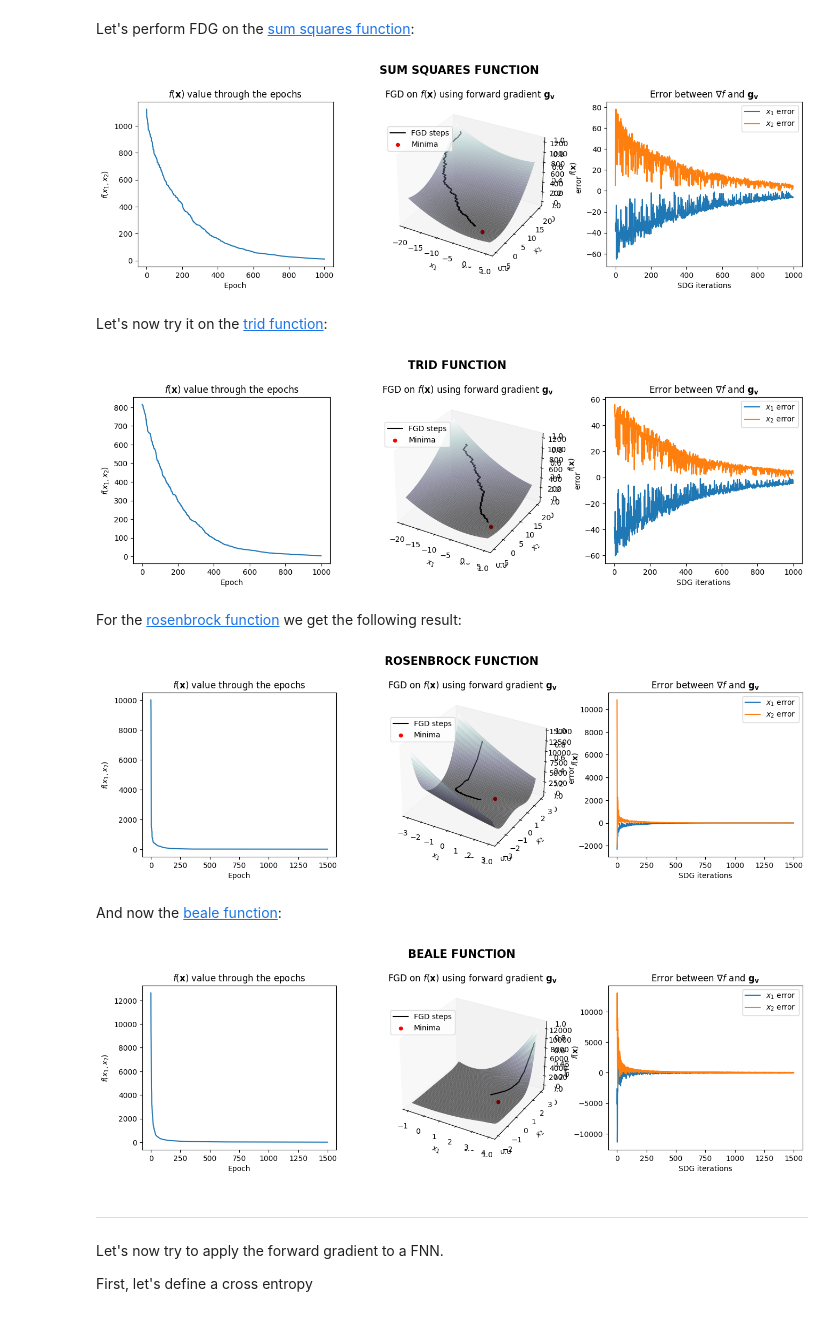
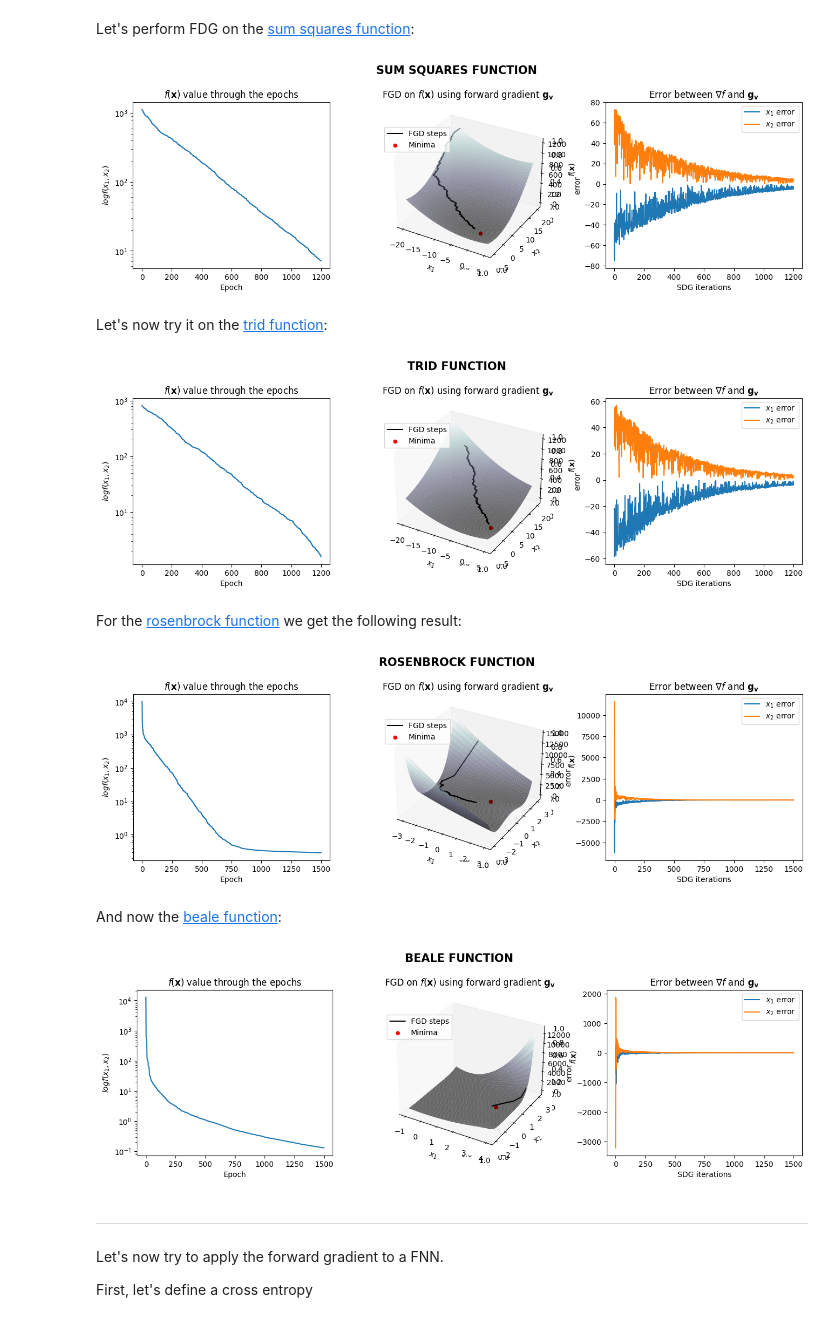
Before and after one commit to luigi-ga/GradientsWithoutBackpropagation, a Jupyter notebook: fwdgrad.ipynb, the cells around one changed output. Saved outputs shown, nothing was run; the diff lists cells and outputs as text; code cells hidden in the pictures.

Commit message:
added decay lrate also for 3D function. Added comments on results

```diff
--- a/fwdgrad.ipynb
+++ b/fwdgrad.ipynb
@@ -38,7 +38,7 @@ warnings.filterwarnings("ignore")
 ##### **Example [1.1]**
 Let's try to perform **forward gradient descent** using the *forward gradients* on several functions. First, let's define a function that will plot the FGD:
 # %%
-def plot_fgd(f_name, f, primals, min, l_rate, epochs, t1=torch.linspace(-20, 5, 100), t2=torch.linspace(-5, 20, 100)):
+def plot_fgd(f_name, f, primals, min, learning_rate=2e-4, epochs=2000, t1=torch.linspace(-20, 5, 100), t2=torch.linspace(-5, 20, 100)):
     # Define v as canonic base
     v_canonic = [tuple([torch.ones(p.shape) if i==j else torch.zeros(p.shape) for i, p in enumerate(primals)]) for j in range(len(primals))]
 
@@ -54,12 +54,14 @@ def plot_fgd(f_name, f, primals, min, l_rate, epochs, t1=torch.linspace(-20, 5,
         v_params = tuple([torch.rand_like(p) for p in primals])
         # Compute f and df
         val, jvp = functorch.jvp(f, primals, v_params)
-        y_values.append(val)
+        # Decay learning rate
+        l_rate = learning_rate * np.exp(-i*1e-4)
         # Parameters update using forward gradient
         x_values.append([p.sub_(l_rate * jvp * v_params[j]).item() for j, p in enumerate(primals)])
-        # Save true gradients and fwd gradients
+        # Save true gradients, fwd gradients and "loss" values
         fwd_grads.append([jvp * v_params[j] for j, p in enumerate(primals)])
         true_grads.append([functorch.jvp(f, primals, v)[1].item() for v in v_canonic])
+        y_values.append(val)
 
     # Transform to tensor
     x_values = torch.tensor(x_values)
@@ -93,7 +95,8 @@ def plot_fgd(f_name, f, primals, min, l_rate, epochs, t1=torch.linspace(-20, 5,
     ax2.plot(y_values)
     ax2.set_title(r'$f(\mathbf{x})$ value through the epochs')
     ax2.set_xlabel("Epoch")
-    ax2.set_ylabel(r'$f(x_1, x_2)$')
+    ax2.set_ylabel(r'$log f(x_1, x_2)$')
+    ax2.set_yscale('log')
 
     # Third subplot (grad error)
     ax3 = fig.add_subplot(1, 3, 3, alpha=0.5)
@@ -110,14 +113,14 @@ Let's perform FDG on the [sum squares function](https://www.sfu.ca/~ssurjano/sum
 # %%
 # Define the function
 def sumsquares(x1, x2):
     return x1 ** 2 + 2 * x2 ** 2
 
 # Define primals (x1, x2)
 primals = (torch.tensor([-18.]), torch.tensor([20.]))
 
-plot_fgd("SUM SQUARES FUNCTION", sumsquares, primals, min=[0,0,0], l_rate=1e-2, epochs=1000)
+plot_fgd("SUM SQUARES FUNCTION", sumsquares, primals, min=[0,0,0], learning_rate=1e-2, epochs=1200)
 # %% [output]
-[figure, old version]
+[figure, new version]
 # %% [markdown]
 Let's now try it on the [trid function](https://www.sfu.ca/~ssurjano/trid.html):
 # %%
@@ -128,9 +131,9 @@ def trid(x1, x2):
 # Define primals (x1, x2)
 primals = (torch.tensor([-15.]), torch.tensor([18.]))
 
-plot_fgd("TRID FUNCTION", trid, primals, min=[2,2,-12], l_rate=0.01, epochs=1000)
+plot_fgd("TRID FUNCTION", trid, primals, min=[2,2,-12], learning_rate=1e-2, epochs=1200)
 # %% [output]
-[figure, old version]
+[figure, new version]
 # %% [markdown]
 For the [rosenbrock function](https://www.sfu.ca/~ssurjano/rosen.html) we get the following result:
 # %%
@@ -140,9 +143,9 @@ def rosenbrock(x1, x2):
 # Define primals (x1, x2)
 primals = (torch.tensor([-1.]), torch.tensor([3.]))
 
-plot_fgd("ROSENBROCK FUNCTION", rosenbrock, primals, min=[1,1,0], l_rate=2e-4, epochs=1500, t1=torch.linspace(-3, 3, 100), t2=torch.linspace(-3, 3, 100))
+plot_fgd("ROSENBROCK FUNCTION", rosenbrock, primals, min=[1,1,0], learning_rate=2e-4, epochs=1500, t1=torch.linspace(-3, 3, 100), t2=torch.linspace(-3, 3, 100))
 # %% [output]
-[figure, old version]
+[figure, new version]
 # %% [markdown]
 And now the [beale function](https://www.sfu.ca/~ssurjano/beale.html):
 # %%
@@ -152,9 +155,9 @@ def beale(x1, x2):
 # Define primals (x1, x2)
 primals = (torch.tensor([4.]), torch.tensor([3.]))
 
-plot_fgd("BEALE FUNCTION", beale, primals, min=[3,.5,0], l_rate=1e-5, epochs=1500, t1=torch.linspace(-1, 4, 100), t2=torch.linspace(-2, 3, 100))
+plot_fgd("BEALE FUNCTION", beale, primals, min=[3,.5,0], learning_rate=1e-4, epochs=1500, t1=torch.linspace(-1, 4, 100), t2=torch.linspace(-2, 3, 100))
 # %% [output]
-[figure, old version]
+[figure, new version]
 # %% [markdown]
 ---
 
```
Also changed, not shown: parts of 3 cells of this notebook.
